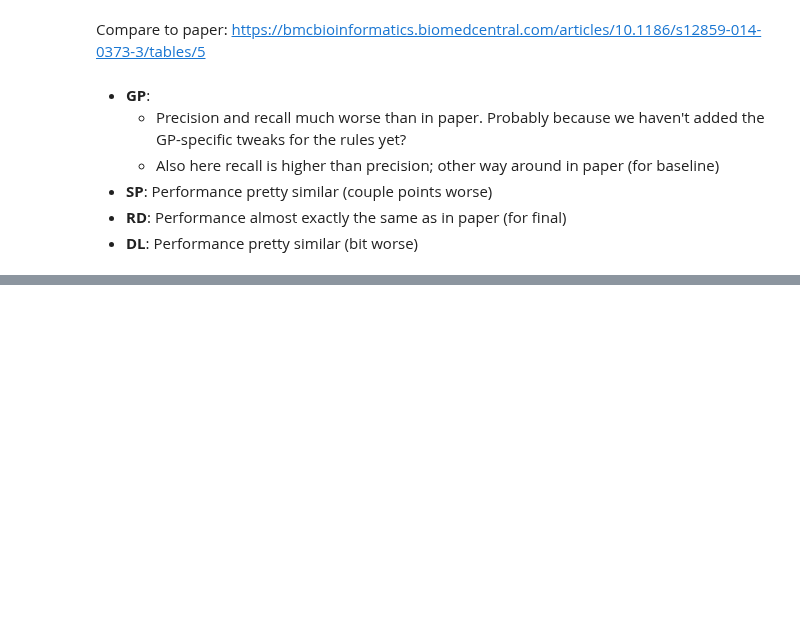
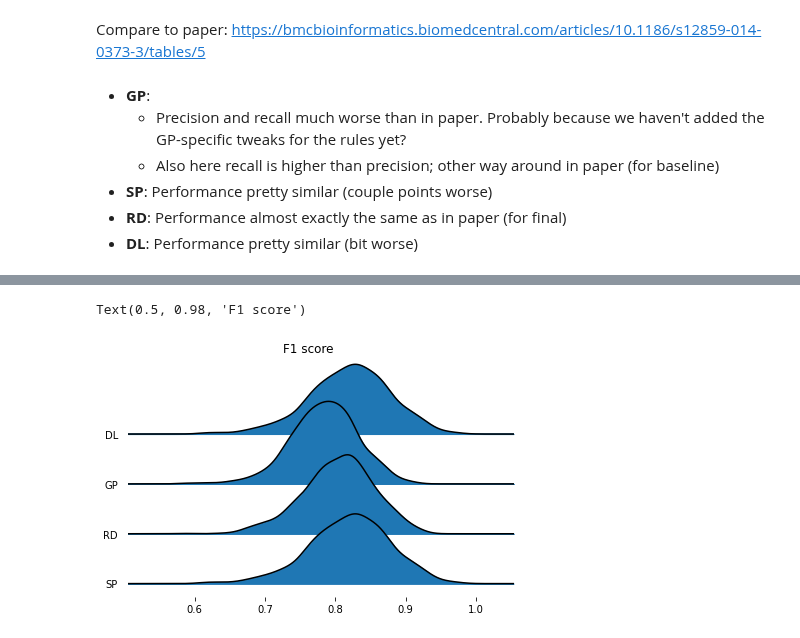
Before and after one commit to umcu/negation-detection, a Jupyter notebook: rule-based_context/notebooks/context.ipynb, the cells around one changed output, grey strips where cells are left out. Cells and saved outputs as stored; diff of their text form; code cells hidden in the pictures; blank space fills up the shorter version.

```diff
--- a/rule-based_context/notebooks/context.ipynb
+++ b/rule-based_context/notebooks/context.ipynb
@@ -153,0 +200,5 @@ Compare to paper: https://bmcbioinformatics.biomedcentral.com/articles/10.1186/s
+# %%
+# load folds per letter type
+# docs[0]._.doc_id is in fold_test list
+dcc_path = "../../data"
+ids_df = utils.DataSetSplitter.get_ids_dataframe(corpus_path = dcc_path)
@@ -153,0 +217,9 @@ Compare to paper: https://bmcbioinformatics.biomedcentral.com/articles/10.1186/s
+# %%
+def get_preds_trues(documents, val_list):
+    # process all ents per doc, append to res lists
+    trues, preds = [], []
+    for v in val_list:
+        for e in documents[v]:
+            trues.append(e._.negation=='Negated')
+            preds.append(e._.is_negated)
+    return np.array(trues, dtype=bool), np.array(preds, dtype=bool)
@@ -153,0 +228,6 @@ Compare to paper: https://bmcbioinformatics.biomedcentral.com/articles/10.1186/s
+# %%
+def specificity_score(trues,preds):
+    return sum(trues==False)/(sum(trues==False) + sum((preds!=trues) & (trues==False)))
+
+def sensitivity_score(trues,preds):
+    return sum(trues==True)/(sum(trues==True) + sum((preds!=trues) & (trues==True)))
@@ -153,0 +313,6 @@ Compare to paper: https://bmcbioinformatics.biomedcentral.com/articles/10.1186/s
+# %%
+fig, axes = joypy.joyplot(scores[['f1', 'group']].pivot(columns='group', values='f1'))
+fig.suptitle('F1 score')
+# %% [output]
+Text(0.5, 0.98, 'F1 score')
+[figure, added]
```
Also changed, not shown: parts of 22 cells of this notebook, 6 other files.
